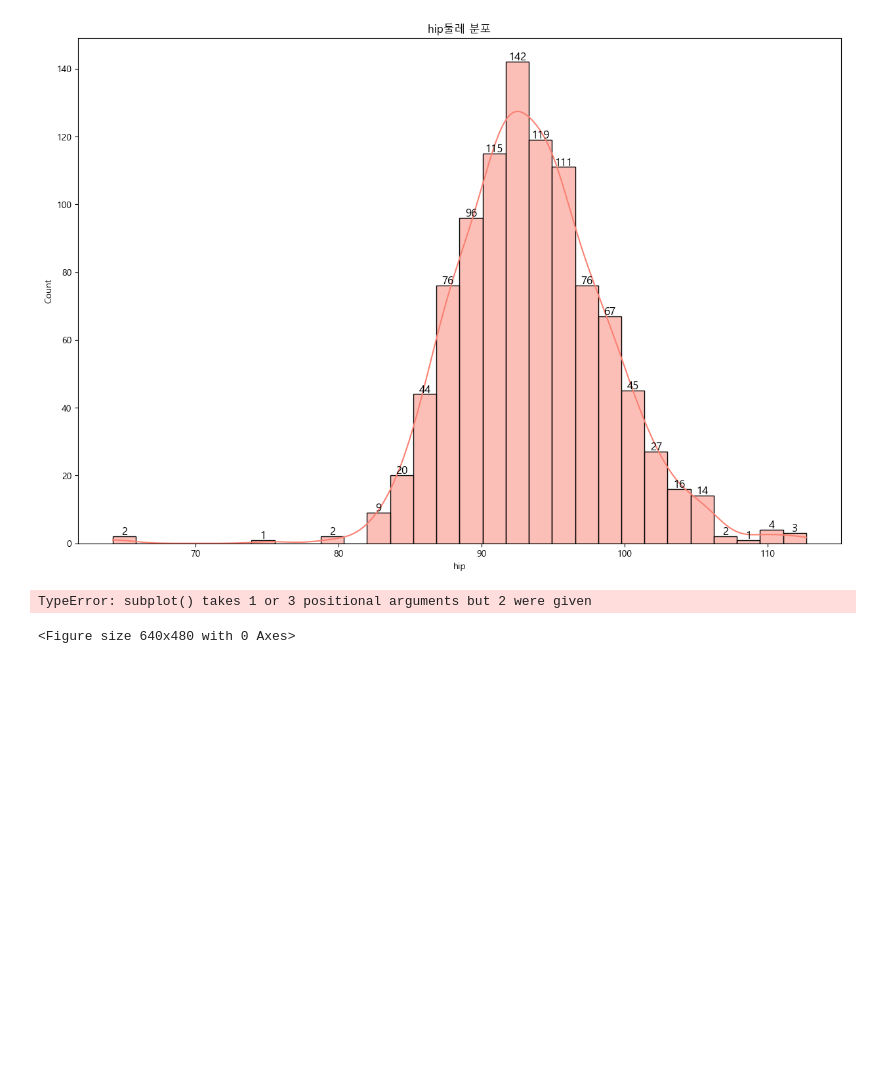
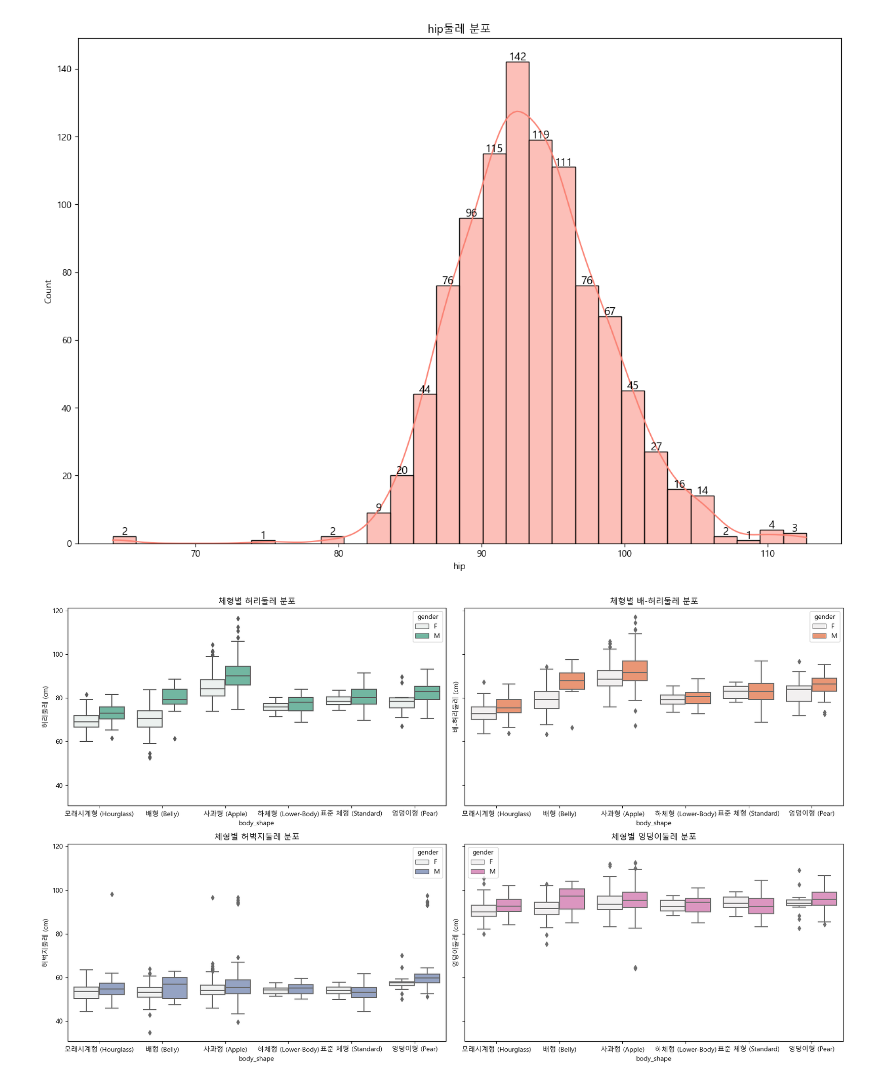
Before and after one commit to ssoom98/FitAI_Pro, a Jupyter notebook: CSM/데이터 분석및 시각화.ipynb, the cells around one changed output. Saved outputs shown, nothing was run; the diff lists cells and outputs as text; code cells hidden in the pictures; blank space fills up the shorter version.

```diff
--- a/CSM/데이터 분석및 시각화.ipynb
+++ b/CSM/데이터 분석및 시각화.ipynb
@@ -101,11 +119,27 @@ for feature in features:
 [figure]
 [figure]
 # %%
-# 서브플롯 생성
-fig, axes = plt.subplot(1,2,figsize=(20,8))
+import matplotlib.pyplot as plt
+import seaborn as sns
+# 색상
+colors = sns.color_palette("Set2",4)
 
-#체형별 부위별 둘레 평균
-sns.barplot(data= gender_mean, x = '')
+# 그래프를 그릴 부위
+features = ['waist', 'belly_waist', 'thigh', 'hip']
+titles = ['허리둘레', '배-허리둘레', '허벅지둘레', '엉덩이둘레']
+
+# 서브플롯 설정 (2행 2열)
+fig, axes = plt.subplots(2, 2, figsize=(17, 10), sharey=True)
+plt.rc('font', family='Malgun Gothic')  # 한글 폰트 설정
+
+# 서브플롯에 그래프 그리기
+for ax, feature, title,color in zip(axes.flatten(), features, titles,colors):
+    sns.boxplot(x='body_shape', y=feature, hue='gender',color=color, data=df, ax=ax)
+    ax.set_title(f'체형별 {title} 분포')
+    ax.set_ylabel(f"{title} (cm)")
+
+# 레이아웃 조정
+plt.tight_layout()
+plt.show()
 # %% [output]
-TypeError: subplot() takes 1 or 3 positional arguments but 2 were given
-<Figure size 640x480 with 0 Axes>
+[figure, added]
```
Also changed, not shown: parts of 1 cell of this notebook, 4 other files.
